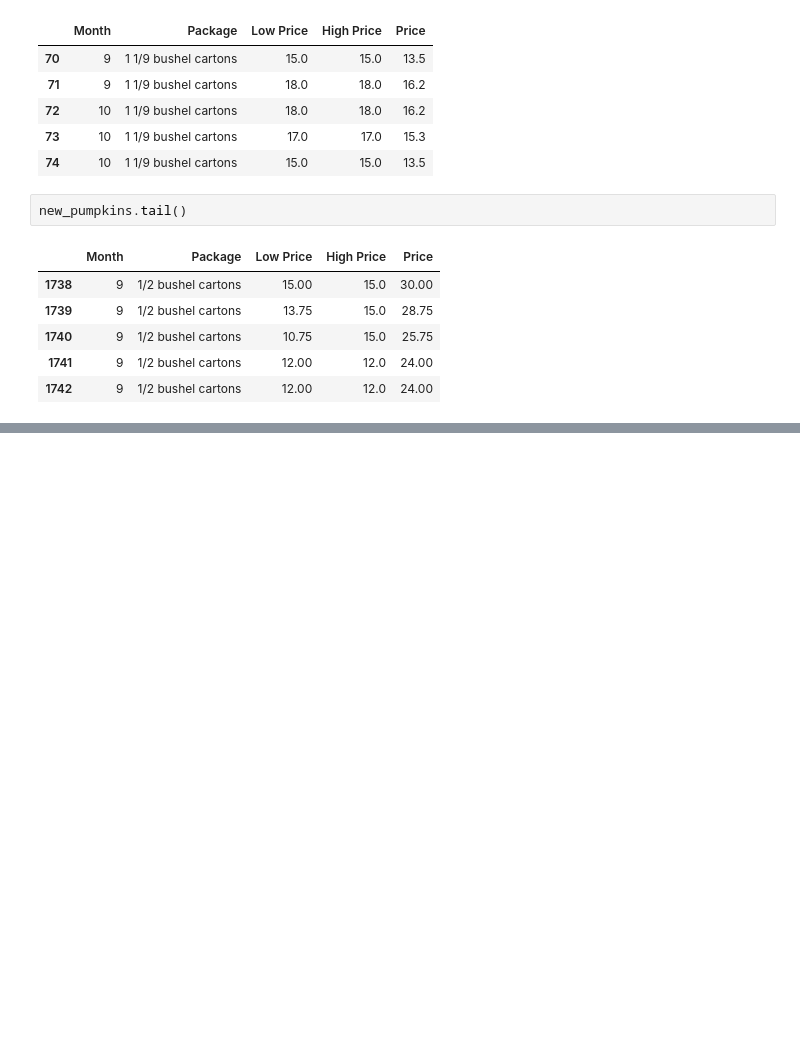
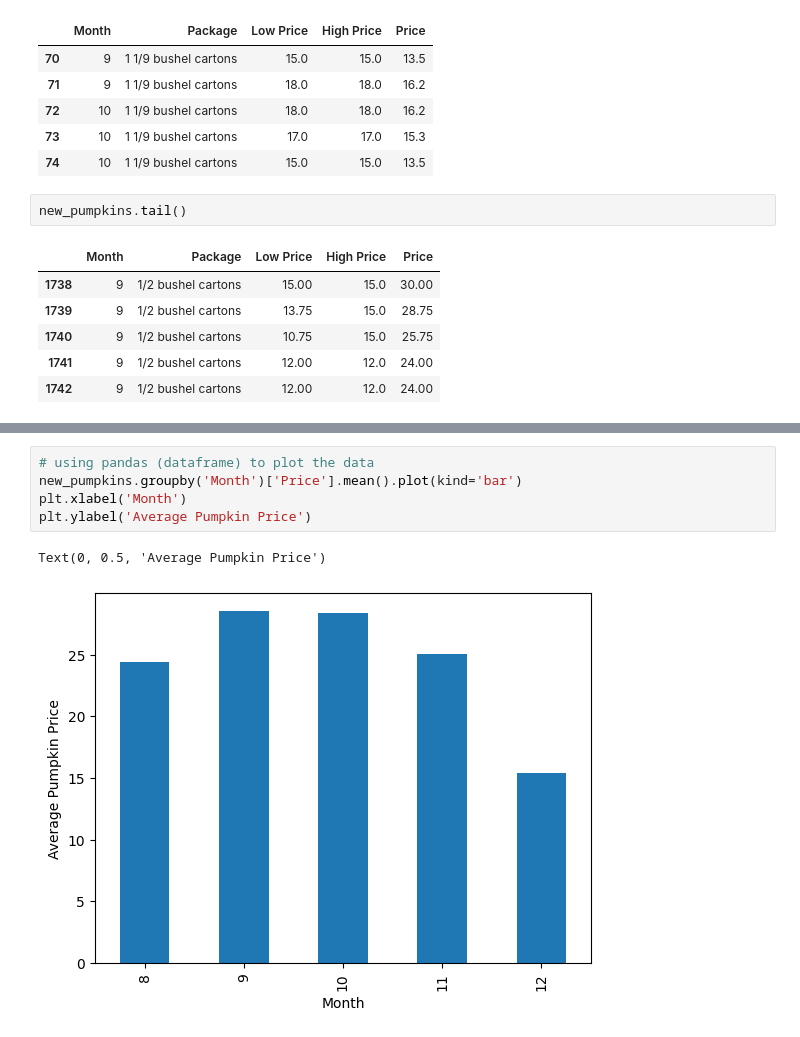
Before and after one commit to ParadisdAbbadon/ML-For-Beginners, a Jupyter notebook: 2-Regression/2-Data/notebook.ipynb, the cells around one changed output, grey strips where cells are left out. Drawn from its saved outputs; the diff is of its cells as text; blank space fills up the shorter version.

```diff
--- a/2-Regression/2-Data/notebook.ipynb
+++ b/2-Regression/2-Data/notebook.ipynb
@@ -77,0 +99,8 @@ new_pumpkins.tail()
+# %%
+# using pandas (dataframe) to plot the data
+new_pumpkins.groupby('Month')['Price'].mean().plot(kind='bar')
+plt.xlabel('Month')
+plt.ylabel('Average Pumpkin Price')
+# %% [output]
+Text(0, 0.5, 'Average Pumpkin Price')
+[figure, added]
```
Also changed, not shown: parts of 5 cells of this notebook.
